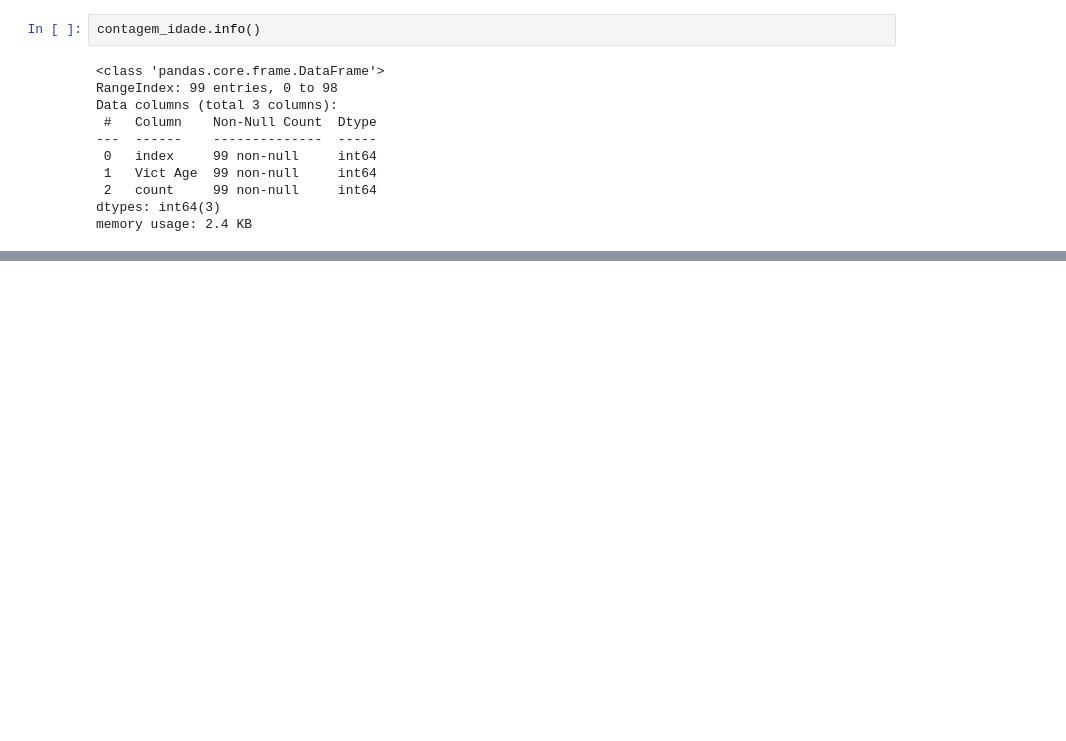
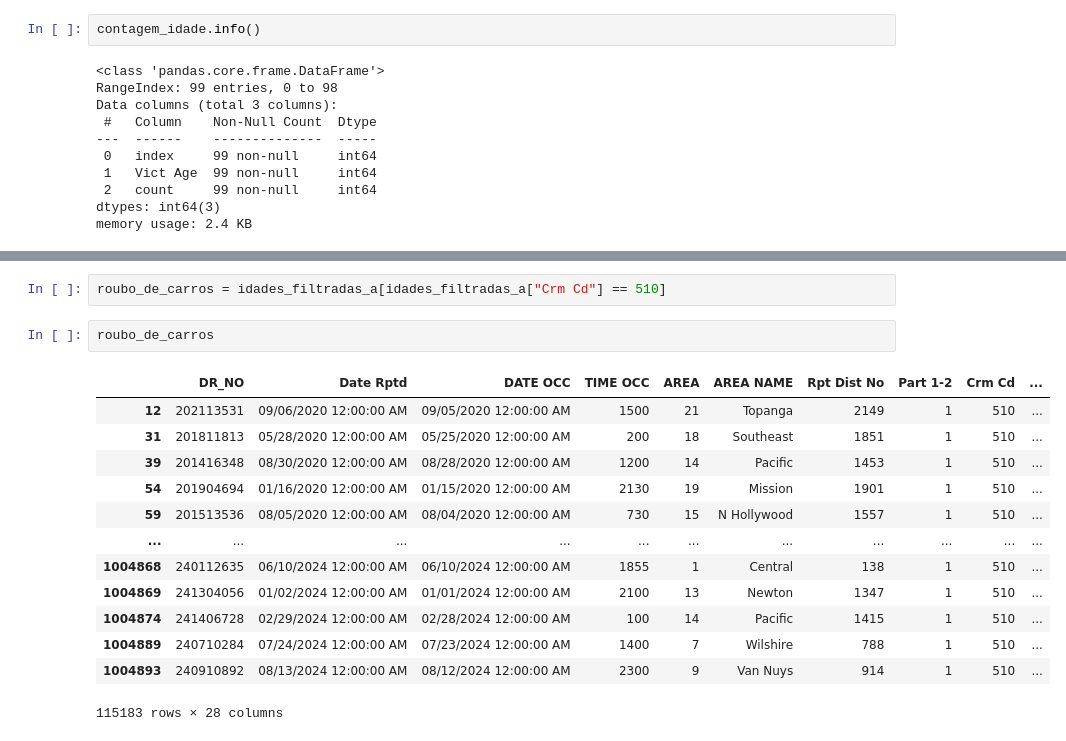
Before and after one commit to lucassilva-aiengineer/Seguranca-Publica-Los-Angeles, a Jupyter notebook: notebooks/main.ipynb, the cells around one changed output, grey strips where cells are left out. Cells and saved outputs as stored; diff of their text form; blank space fills up the shorter version.

```diff
--- a/notebooks/main.ipynb
+++ b/notebooks/main.ipynb
@@ -269,0 +287,18 @@ memory usage: 2.4 KB
+# %%
+roubo_de_carros = idades_filtradas_a[idades_filtradas_a["Crm Cd"] == 510]
+# %%
+roubo_de_carros
+# %% [output]
+|  | DR_NO | Date Rptd | DATE OCC | TIME OCC | AREA | AREA NAME | Rpt Dist No | Part 1-2 | Crm Cd | ... |
+| 12 | 202113531 | 09/06/2020 12:00:00 AM | 09/05/2020 12:00:00 AM | 1500 | 21 | Topanga | 2149 | 1 | 510 | ... |
+| 31 | 201811813 | 05/28/2020 12:00:00 AM | 05/25/2020 12:00:00 AM | 200 | 18 | Southeast | 1851 | 1 | 510 | ... |
+| 39 | 201416348 | 08/30/2020 12:00:00 AM | 08/28/2020 12:00:00 AM | 1200 | 14 | Pacific | 1453 | 1 | 510 | ... |
+| 54 | 201904694 | 01/16/2020 12:00:00 AM | 01/15/2020 12:00:00 AM | 2130 | 19 | Mission | 1901 | 1 | 510 | ... |
+| 59 | 201513536 | 08/05/2020 12:00:00 AM | 08/04/2020 12:00:00 AM | 730 | 15 | N Hollywood | 1557 | 1 | 510 | ... |
+| ... | ... | ... | ... | ... | ... | ... | ... | ... | ... | ... |
+| 1004868 | 240112635 | 06/10/2024 12:00:00 AM | 06/10/2024 12:00:00 AM | 1855 | 1 | Central | 138 | 1 | 510 | ... |
+| 1004869 | 241304056 | 01/02/2024 12:00:00 AM | 01/01/2024 12:00:00 AM | 2100 | 13 | Newton | 1347 | 1 | 510 | ... |
+| 1004874 | 241406728 | 02/29/2024 12:00:00 AM | 02/28/2024 12:00:00 AM | 100 | 14 | Pacific | 1415 | 1 | 510 | ... |
+| 1004889 | 240710284 | 07/24/2024 12:00:00 AM | 07/23/2024 12:00:00 AM | 1400 | 7 | Wilshire | 788 | 1 | 510 | ... |
+| 1004893 | 240910892 | 08/13/2024 12:00:00 AM | 08/12/2024 12:00:00 AM | 2300 | 9 | Van Nuys | 914 | 1 | 510 | ... |
+115183 rows × 28 columns
```
Also changed, not shown: parts of 4 cells of this notebook.
